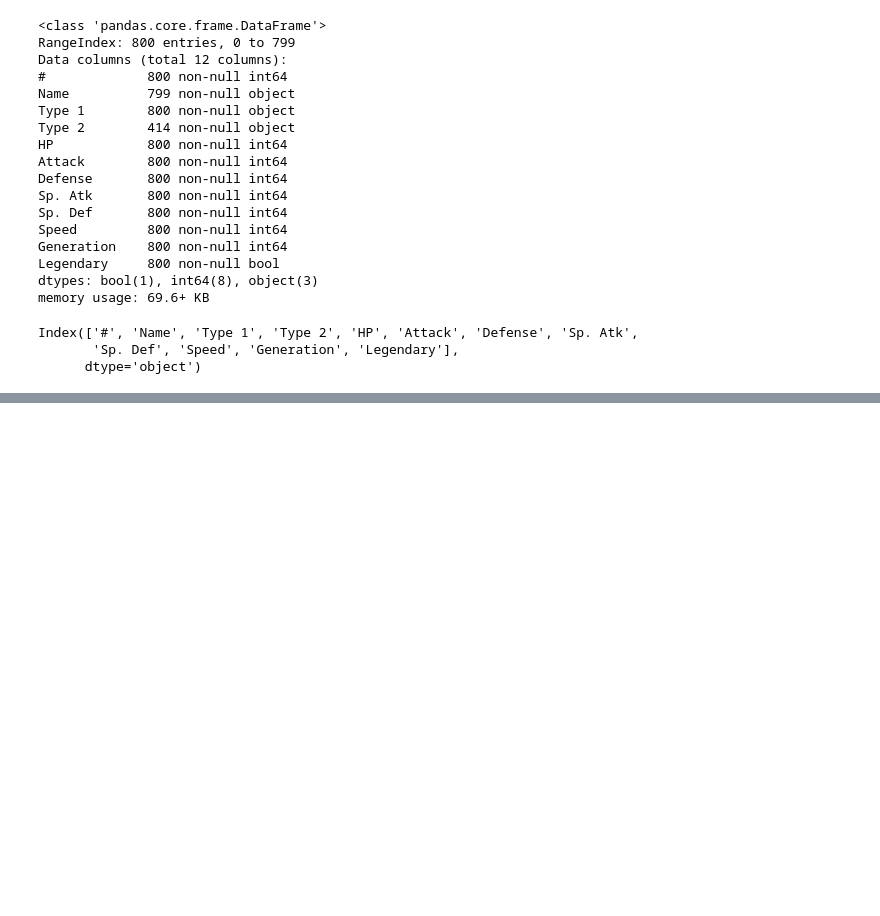
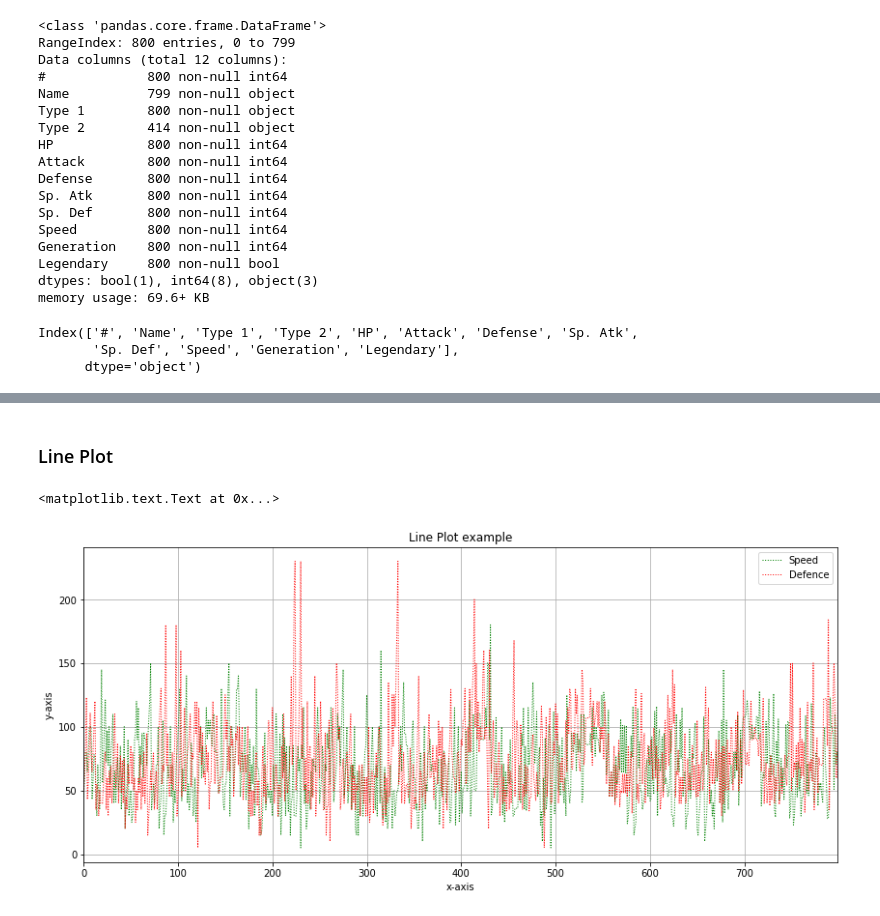
Before and after one commit to AmirSarrafzadeh/Pokemon-Dataset, a Jupyter notebook: Pokemon-Weedle's-Cave.ipynb, the cells around one changed output, grey strips where cells are left out. Cells and saved outputs as stored; diff of their text form; code cells hidden in the pictures; blank space fills up the shorter version.

```diff
--- a/Pokemon-Weedle's-Cave.ipynb
+++ b/Pokemon-Weedle's-Cave.ipynb
@@ -83,0 +96,15 @@ Index(['#', 'Name', 'Type 1', 'Type 2', 'HP', 'Attack', 'Defense', 'Sp. Atk',
+# %% [markdown]
+### Line Plot
+# %%
+plt.figure(figsize=(14,6))
+pokemon.Speed.plot(kind='line', color='g', label='Speed', linewidth=1, alpha=1, grid=True, linestyle=':')
+pokemon.Defense.plot(kind='line', color='r', label='Defence', linewidth=1, alpha=1, grid=True, linestyle=':')
+
+plt.legend()
+plt.xlabel("x-axis")
+plt.ylabel("y-axis")
+plt.title("Line Plot example")
+#plt.show()
+# %% [output]
+<matplotlib.text.Text at 0x...>
+[figure, added]
```
Also changed, not shown: parts of 18 cells of this notebook, 3 other files.
